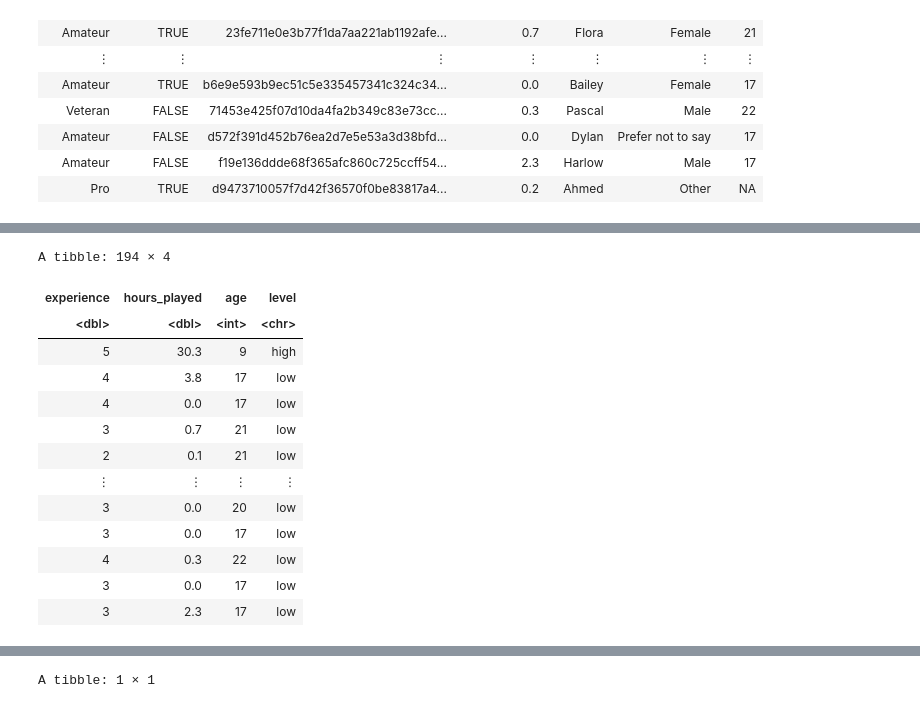
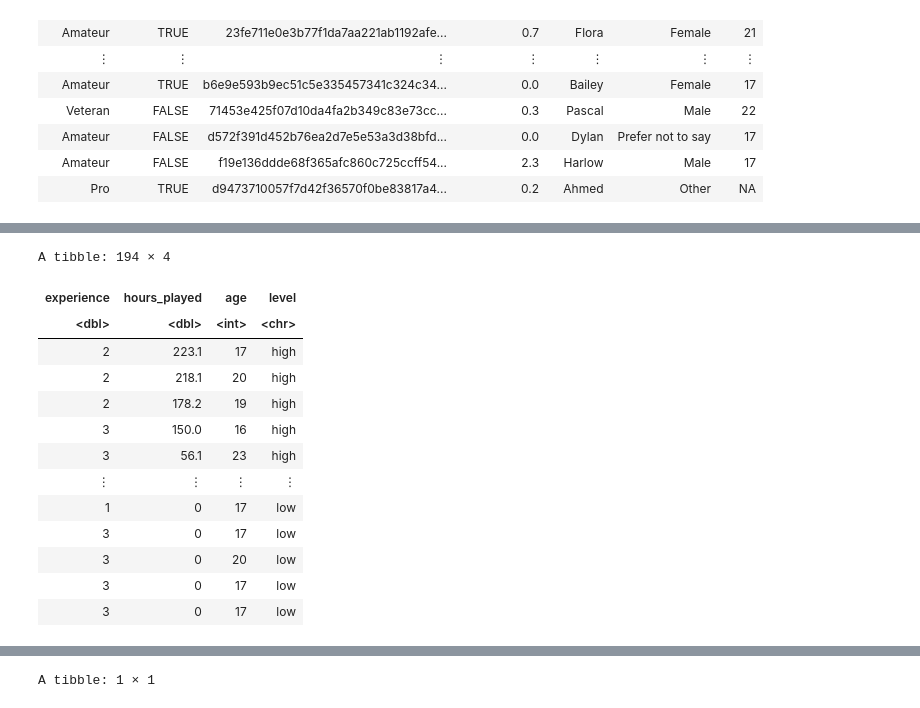
Before and after one commit to azoli113/DSCI100-Project-Group-006-36, a Jupyter notebook: draft-Copy1.ipynb, the cells around one changed output, grey strips where cells are left out. Cells and saved outputs as stored; diff of their text form; code cells hidden in the pictures.

```diff
--- a/draft-Copy1.ipynb
+++ b/draft-Copy1.ipynb
@@ -81,32 +75,33 @@ A spec_tbl_df: 197 × 7
 # %%
 players <- clean_players_data |>
   select(-hashed_email, -subscribed, -name, -gender) |>
   filter(!is.na(age)) |>
   mutate(
     experience = case_when(
       experience == "Pro" ~ 5,
       experience == "Veteran" ~ 4,
       experience == "Amateur" ~ 3,
       experience == "Regular" ~ 2,
       experience == "Beginner" ~ 1,
       TRUE ~ NA_real_
     ),
    level = case_when(
-      hours_played > 15 ~ "high",
-      hours_played <= 15 ~ "low"))
+      hours_played > 40 ~ "high",
+      hours_played <= 40 ~ "low"))|>
+    arrange(-hours_played)
 players
 # %% [output]
 A tibble: 194 × 4
 | experience | hours_played | age | level |
 | <dbl> | <dbl> | <int> | <chr> |
-| 5 | 30.3 | 9 | high |
-| 4 | 3.8 | 17 | low |
-| 4 | 0.0 | 17 | low |
-| 3 | 0.7 | 21 | low |
-| 2 | 0.1 | 21 | low |
+| 2 | 223.1 | 17 | high |
+| 2 | 218.1 | 20 | high |
+| 2 | 178.2 | 19 | high |
+| 3 | 150.0 | 16 | high |
+| 3 | 56.1 | 23 | high |
 | ⋮ | ⋮ | ⋮ | ⋮ |
-| 3 | 0.0 | 20 | low |
-| 3 | 0.0 | 17 | low |
-| 4 | 0.3 | 22 | low |
-| 3 | 0.0 | 17 | low |
-| 3 | 2.3 | 17 | low |
+| 1 | 0 | 17 | low |
+| 3 | 0 | 17 | low |
+| 3 | 0 | 20 | low |
+| 3 | 0 | 17 | low |
+| 3 | 0 | 17 | low |
```
Also changed, not shown: parts of 13 cells of this notebook.
